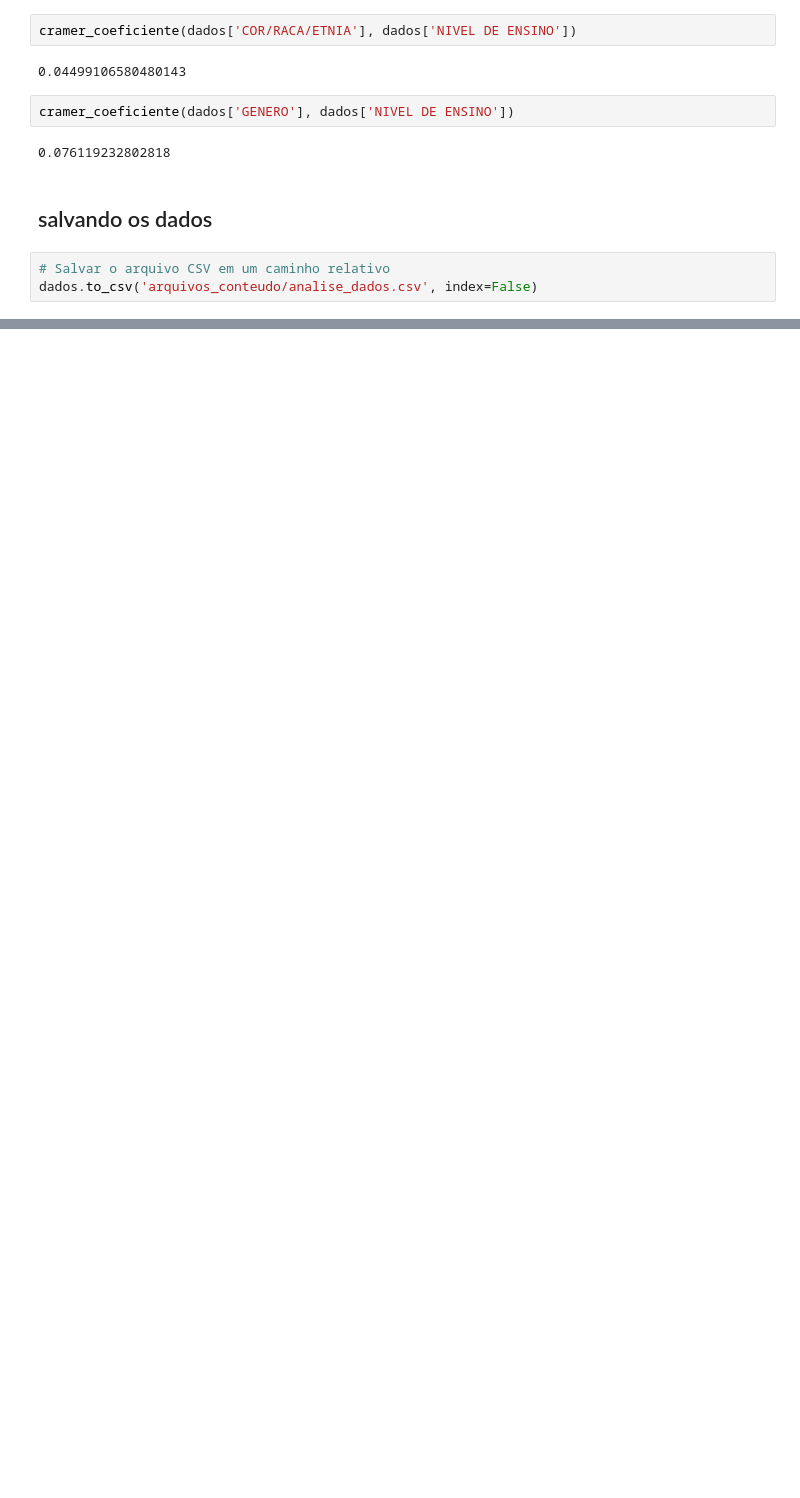
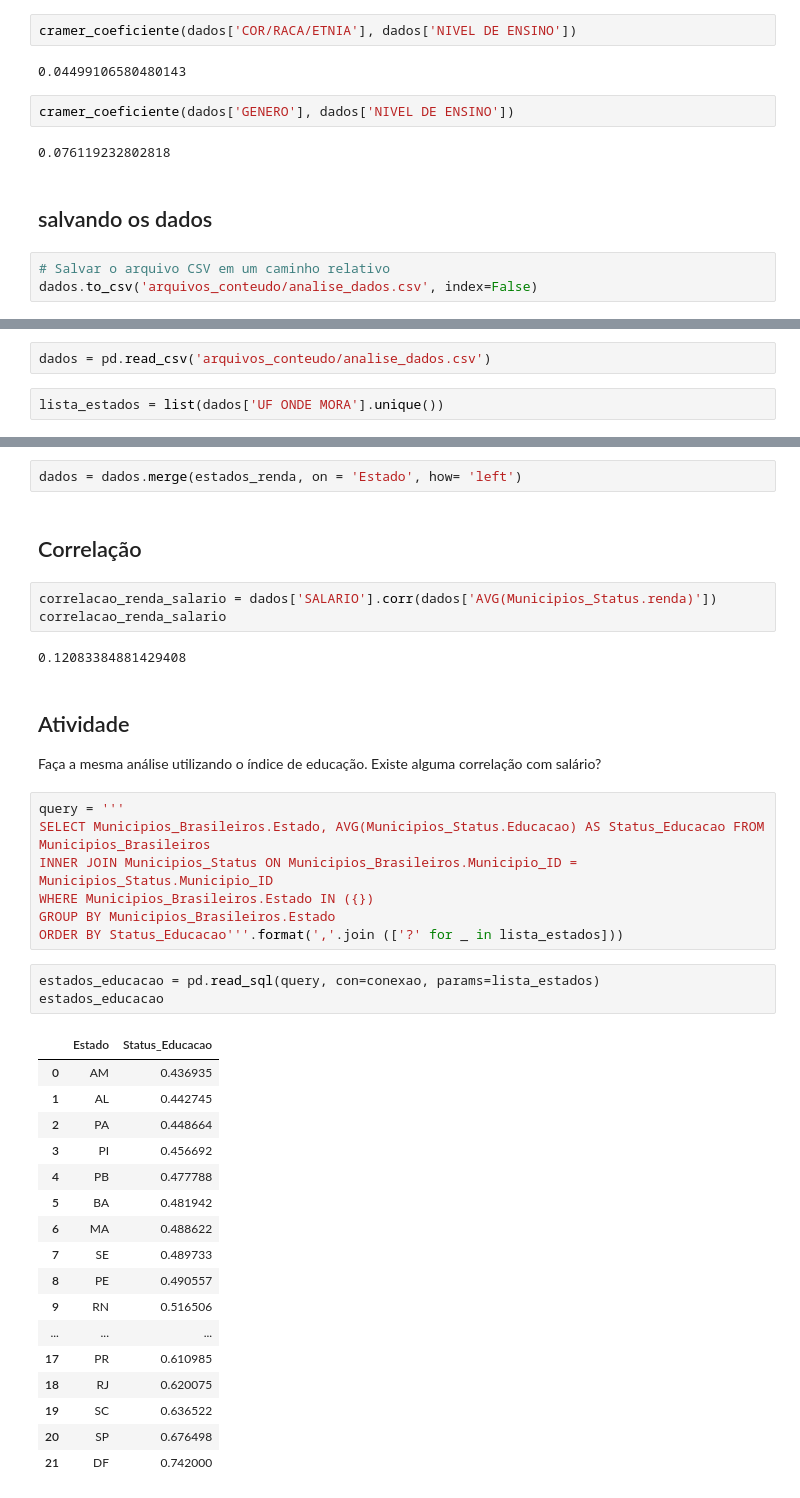
Before and after one commit to RSAmanda/PrograMaria-Eu-Programo-Analise-de-dados, a Jupyter notebook: Conteudo.ipynb, the cells around one changed output, grey strips where cells are left out. Cells and saved outputs as stored; diff of their text form; blank space fills up the shorter version.

```diff
--- a/Conteudo.ipynb
+++ b/Conteudo.ipynb
@@ -669,0 +718,4 @@ dados.to_csv('arquivos_conteudo/analise_dados.csv', index=False)
+# %%
+dados = pd.read_csv('arquivos_conteudo/analise_dados.csv')
+# %%
+lista_estados = list(dados['UF ONDE MORA'].unique())
@@ -669,0 +738,40 @@ dados.to_csv('arquivos_conteudo/analise_dados.csv', index=False)
+# %%
+dados = dados.merge(estados_renda, on = 'Estado', how= 'left')
+# %% [markdown]
+## Correlação
+# %%
+correlacao_renda_salario = dados['SALARIO'].corr(dados['AVG(Municipios_Status.renda)'])
+correlacao_renda_salario
+# %% [output]
+0.12083384881429408
+# %% [markdown]
+## Atividade
+Faça a mesma análise utilizando o índice de educação. Existe alguma correlação com salário?
+# %%
+query = '''
+SELECT Municipios_Brasileiros.Estado, AVG(Municipios_Status.Educacao) AS Status_Educacao FROM Municipios_Brasileiros
+INNER JOIN Municipios_Status ON Municipios_Brasileiros.Municipio_ID = Municipios_Status.Municipio_ID
+WHERE Municipios_Brasileiros.Estado IN ({})
+GROUP BY Municipios_Brasileiros.Estado
+ORDER BY Status_Educacao'''.format(','.join (['?' for _ in lista_estados]))
+# %%
+estados_educacao = pd.read_sql(query, con=conexao, params=lista_estados)
+estados_educacao
+# %% [output]
+|  | Estado | Status_Educacao |
+| 0 | AM | 0.436935 |
+| 1 | AL | 0.442745 |
+| 2 | PA | 0.448664 |
+| 3 | PI | 0.456692 |
+| 4 | PB | 0.477788 |
+| 5 | BA | 0.481942 |
+| 6 | MA | 0.488622 |
+| 7 | SE | 0.489733 |
+| 8 | PE | 0.490557 |
+| 9 | RN | 0.516506 |
+| ... | ... | ... |
+| 17 | PR | 0.610985 |
+| 18 | RJ | 0.620075 |
+| 19 | SC | 0.636522 |
+| 20 | SP | 0.676498 |
+| 21 | DF | 0.742000 |
```
Also changed, not shown: parts of 20 cells of this notebook, 5 other files.
